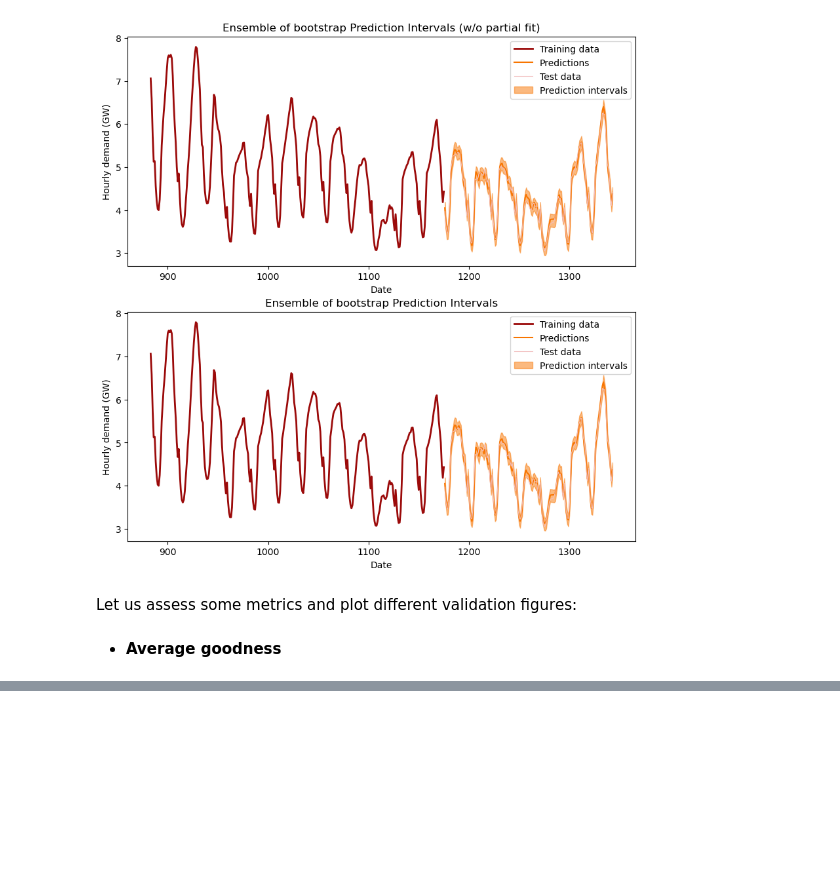
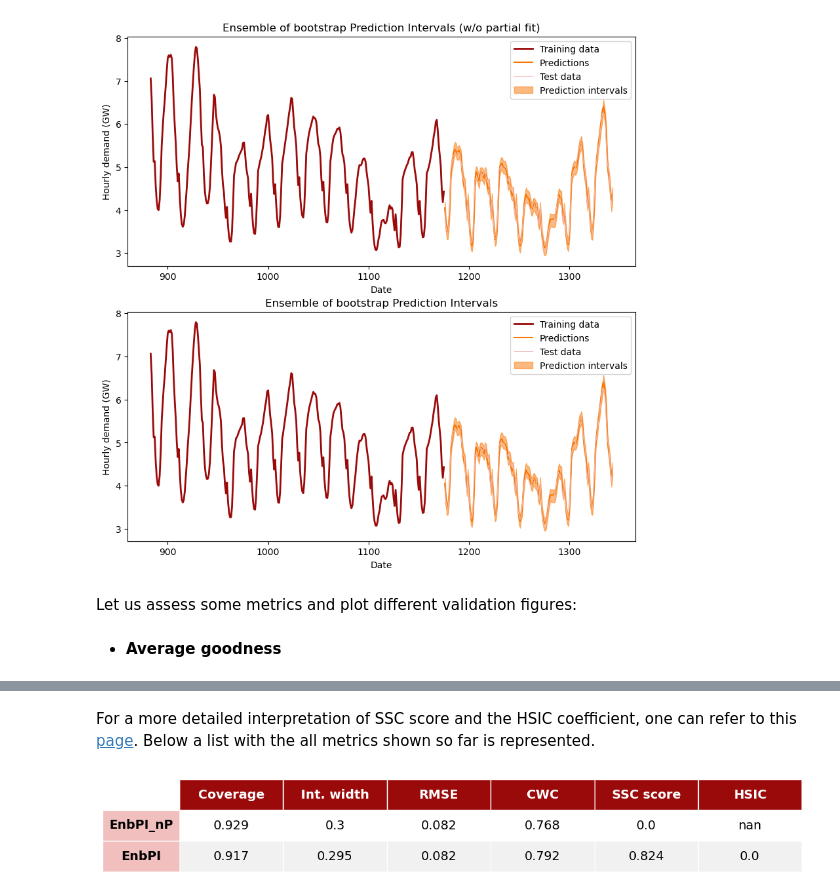
Before and after one commit to gcastro-98/conformal-prediction, a Jupyter notebook: timeseries.ipynb, the cells around one changed output, grey strips where cells are left out. Cells and saved outputs as stored; diff of their text form; code cells hidden in the pictures; blank space fills up the shorter version.

```diff
--- a/timeseries.ipynb
+++ b/timeseries.ipynb
@@ -282,0 +248,12 @@ plt.close()
+# %% [markdown]
+For a more detailed interpretation of SSC score and the HSIC coefficient, one can refer to this [page](https://mapie.readthedocs.io/en/stable/examples_regression/2-advanced-analysis/plot_conditional_coverage.html). Below a list with the all metrics shown so far is represented.
+# %%
+metrics_df = visualize.dicts_to_dataframe(
+    {'Coverage': coverages, 'Int. width': widths,
+     'RMSE': rmse, 'CWC': cwc,
+     'SSC score': cond_coverages,
+     'HSIC': hsic_coefficients})
+
+visualize.dataframe_to_png(metrics_df, 'output/metrics-table-timeseries-problem.png')
+# %% [output]
+[figure, added]
```
Also changed, not shown: parts of 17 cells of this notebook, 3 other files.
